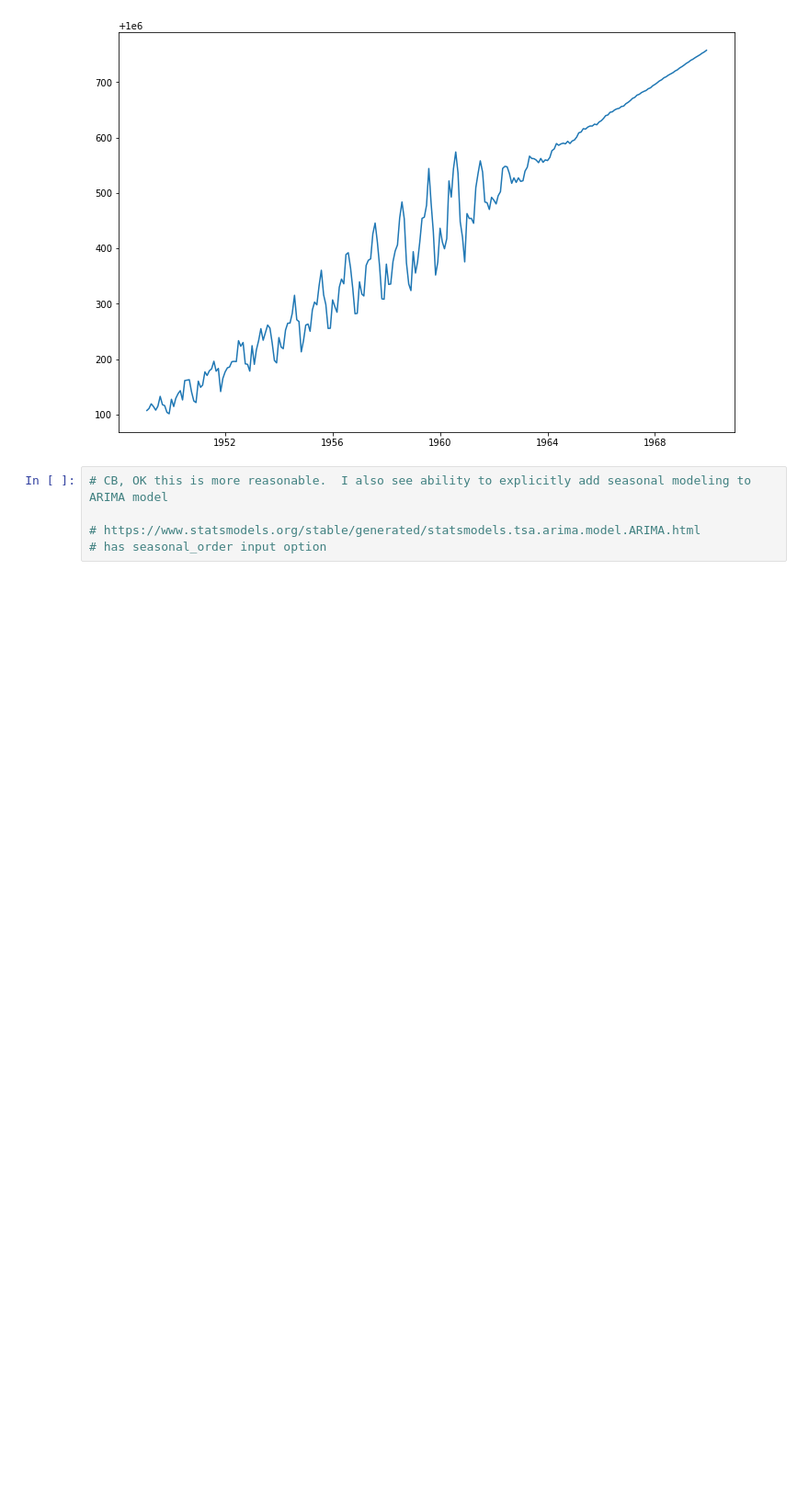
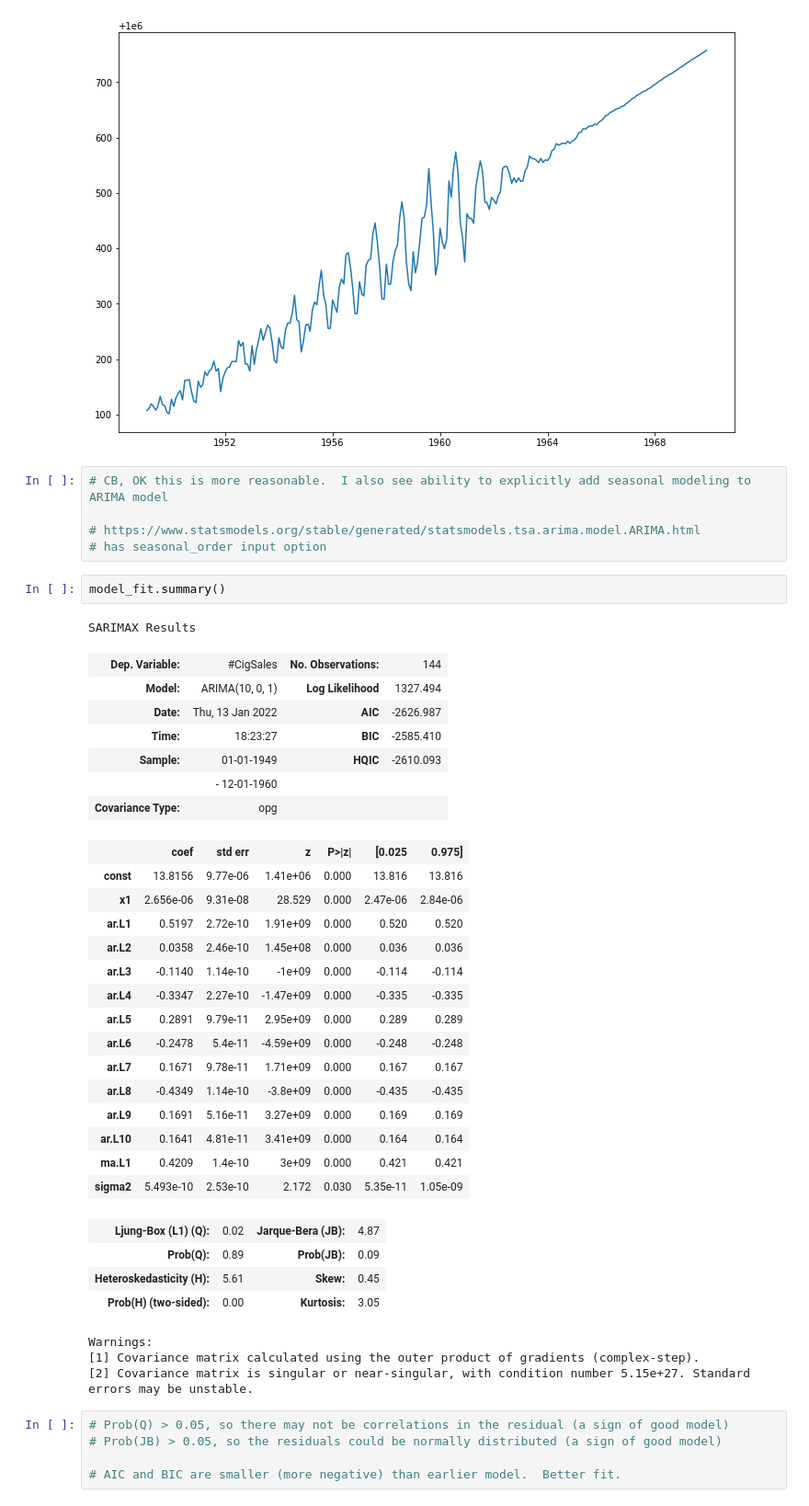
Before and after one commit to cabruck/DataScienceTimeSeriesCigarettes, a Jupyter notebook: Cowboy Cigarettes Case Study - Tier 3.ipynb, the cells around one changed output. Shown: that part at 92% size. Drawn from its saved outputs; the diff is of its cells as text; blank space fills up the shorter version.

Commit message:
complete - more summary

```diff
--- a/Cowboy Cigarettes Case Study - Tier 3.ipynb
+++ b/Cowboy Cigarettes Case Study - Tier 3.ipynb
@@ -665,3 +669,41 @@ plt.plot(prediction[1:]);
 
 # https://www.statsmodels.org/stable/generated/statsmodels.tsa.arima.model.ARIMA.html
 # has seasonal_order input option
+# %%
+model_fit.summary()
+# %% [output]
+SARIMAX Results
+| Dep. Variable: | #CigSales | No. Observations: | 144 |
+| Model: | ARIMA(10, 0, 1) | Log Likelihood | 1327.494 |
+| Date: | Thu, 13 Jan 2022 | AIC | -2626.987 |
+| Time: | 18:23:27 | BIC | -2585.410 |
+| Sample: | 01-01-1949 | HQIC | -2610.093 |
+|  | - 12-01-1960 |  |  |
+| Covariance Type: | opg |  |  |
+|  | coef | std err | z | P>|z| | [0.025 | 0.975] |
+| const | 13.8156 | 9.77e-06 | 1.41e+06 | 0.000 | 13.816 | 13.816 |
+| x1 | 2.656e-06 | 9.31e-08 | 28.529 | 0.000 | 2.47e-06 | 2.84e-06 |
+| ar.L1 | 0.5197 | 2.72e-10 | 1.91e+09 | 0.000 | 0.520 | 0.520 |
+| ar.L2 | 0.0358 | 2.46e-10 | 1.45e+08 | 0.000 | 0.036 | 0.036 |
+| ar.L3 | -0.1140 | 1.14e-10 | -1e+09 | 0.000 | -0.114 | -0.114 |
+| ar.L4 | -0.3347 | 2.27e-10 | -1.47e+09 | 0.000 | -0.335 | -0.335 |
+| ar.L5 | 0.2891 | 9.79e-11 | 2.95e+09 | 0.000 | 0.289 | 0.289 |
+| ar.L6 | -0.2478 | 5.4e-11 | -4.59e+09 | 0.000 | -0.248 | -0.248 |
+| ar.L7 | 0.1671 | 9.78e-11 | 1.71e+09 | 0.000 | 0.167 | 0.167 |
+| ar.L8 | -0.4349 | 1.14e-10 | -3.8e+09 | 0.000 | -0.435 | -0.435 |
+| ar.L9 | 0.1691 | 5.16e-11 | 3.27e+09 | 0.000 | 0.169 | 0.169 |
+| ar.L10 | 0.1641 | 4.81e-11 | 3.41e+09 | 0.000 | 0.164 | 0.164 |
+| ma.L1 | 0.4209 | 1.4e-10 | 3e+09 | 0.000 | 0.421 | 0.421 |
+| sigma2 | 5.493e-10 | 2.53e-10 | 2.172 | 0.030 | 5.35e-11 | 1.05e-09 |
+| Ljung-Box (L1) (Q): | 0.02 | Jarque-Bera (JB): | 4.87 |
+| Prob(Q): | 0.89 | Prob(JB): | 0.09 |
+| Heteroskedasticity (H): | 5.61 | Skew: | 0.45 |
+| Prob(H) (two-sided): | 0.00 | Kurtosis: | 3.05 |
+Warnings:
+[1] Covariance matrix calculated using the outer product of gradients (complex-step).
+[2] Covariance matrix is singular or near-singular, with condition number 5.15e+27. Standard errors may be unstable.
+# %%
+# Prob(Q) > 0.05, so there may not be correlations in the residual (a sign of good model)
+# Prob(JB) > 0.05, so the residuals could be normally distributed (a sign of good model)
+
+# AIC and BIC are smaller (more negative) than earlier model.  Better fit.
```
Also changed, not shown: parts of 4 cells of this notebook, 1 other file.
